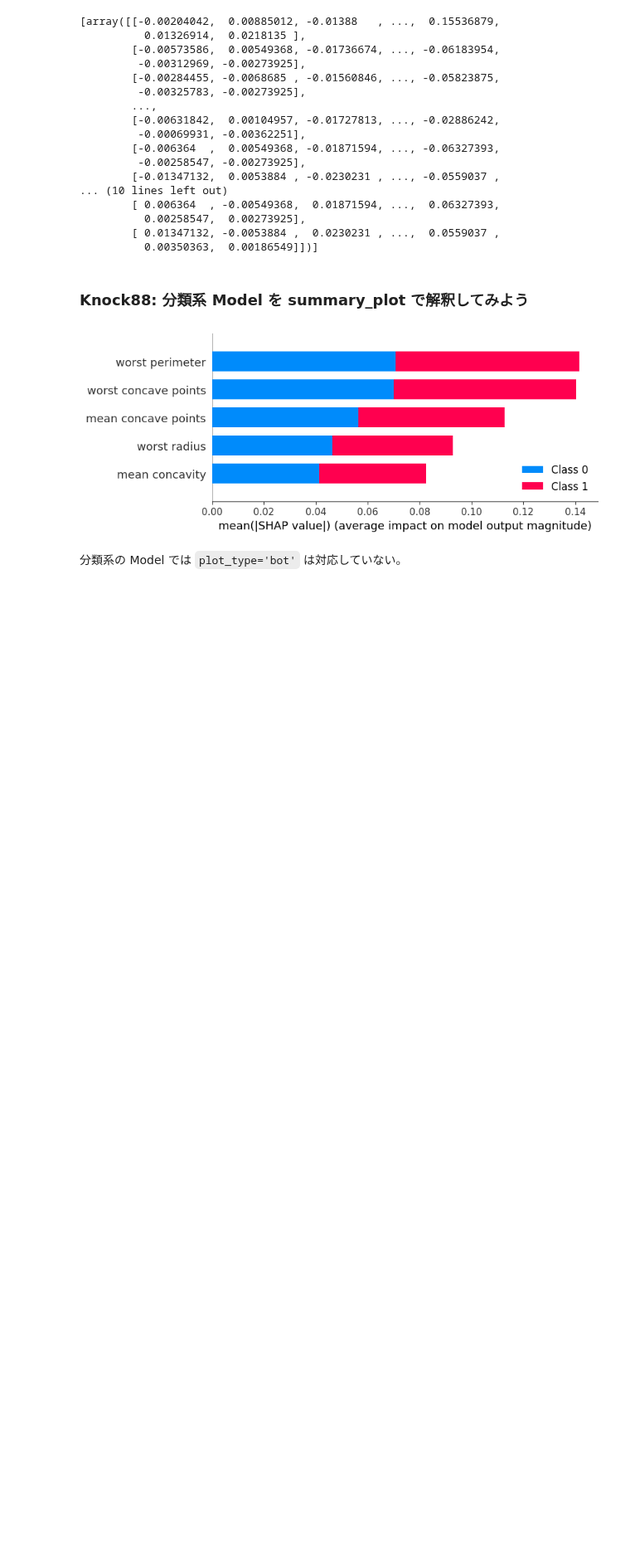
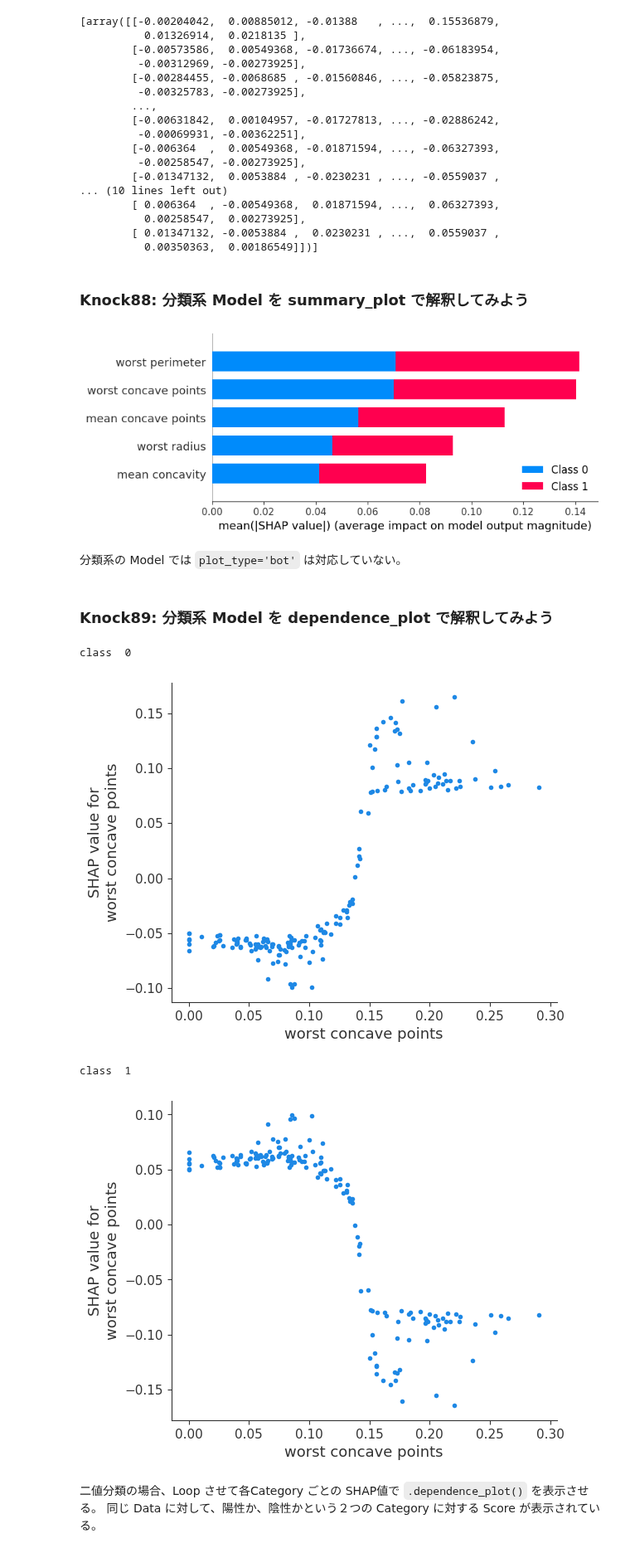
Before and after one commit to 1024xx4/ai_model_building_100, a Jupyter notebook: section09/section09.ipynb, the cells around one changed output. Shown at 83% size. Drawn from its saved outputs; the diff is of its cells as text; code cells hidden in the pictures; blank space fills up the shorter version.

Commit message:
Feat: 分類系 Model を dependence_plot で解釈してみる#17

```diff
--- a/section09/section09.ipynb
+++ b/section09/section09.ipynb
@@ -294,3 +296,22 @@ shap.summary_plot(
 [figure]
 # %% [markdown]
 分類系の Model では `plot_type='bot'` は対応していない。
+# %% [markdown]
+### Knock89: 分類系 Model を dependence_plot で解釈してみよう
+# %%
+for i in range(2):
+    print('class ', i)
+    shap.dependence_plot(
+        ind='worst concave points',
+        interaction_index=None,
+        shap_values=shap_values[i],
+        features=X_test
+    )
+# %% [output]
+class  0
+[figure, added]
+class  1
+[figure, added]
+# %% [markdown]
+二値分類の場合、Loop させて各Category ごとの SHAP値で `.dependence_plot()` を表示させる。
+同じ Data に対して、陽性か、陰性かという２つの Category に対する Score が表示されている。
```
Also changed, not shown: parts of 1 cell of this notebook.
